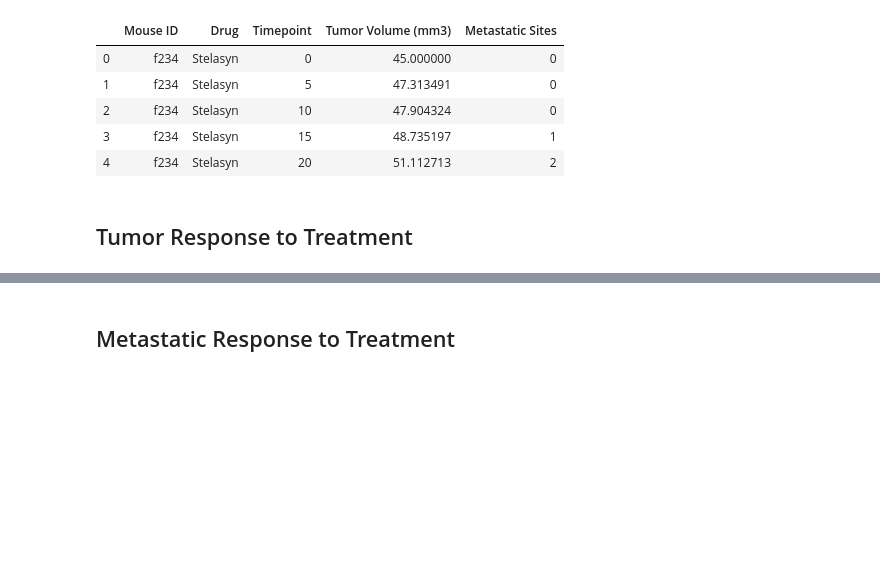
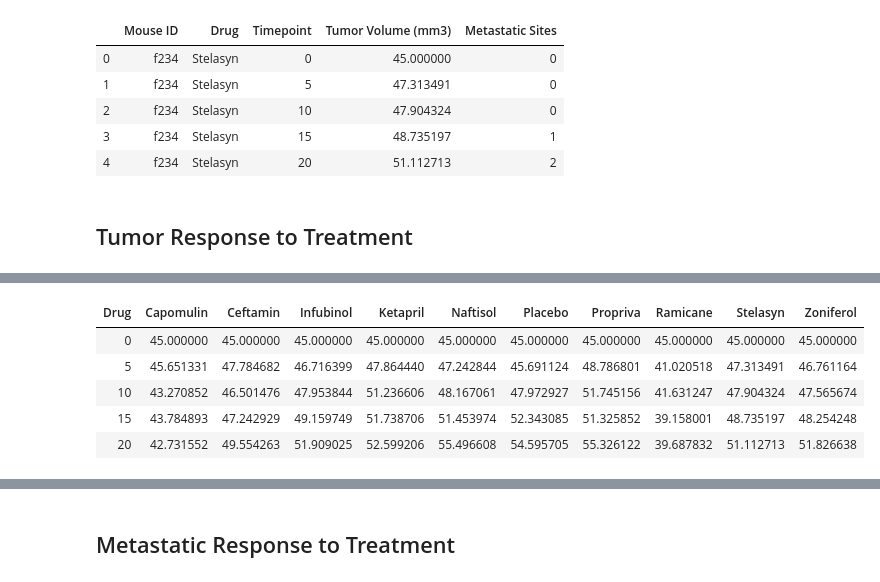
Before and after one commit to TrevorLovesMommy/matplotlib-challenge, a Jupyter notebook: Pymaceuticals/02-Homework_05-Matplotlib_Instructions_Pymaceuticals_pymaceuticals_starter.ipynb, the cells around one changed output, grey strips where cells are left out. Saved outputs shown, nothing was run; the diff lists cells and outputs as text; code cells hidden in the pictures; blank space fills up the shorter version.

```diff
--- a/Pymaceuticals/02-Homework_05-Matplotlib_Instructions_Pymaceuticals_pymaceuticals_starter.ipynb
+++ b/Pymaceuticals/02-Homework_05-Matplotlib_Instructions_Pymaceuticals_pymaceuticals_starter.ipynb
@@ -96,3 +91,29 @@ sem_pd
+# %%
+# Minor Data Munging to Re-Format the Data Frames
+
+merge_df.head()
+merge_df.columns
+drug_group1_df = merge_df[["Timepoint", "Drug", "Tumor Volume (mm3)"]]
+
+#transpose dataframe turing values in a row into column
+#code from stack overflow
+#https://stackoverflow.com/questions/49135606/transpose-only-one-level-of-a-pandas-multiindex-dataframe
+drug_group1_df=(drug_group1_df.groupby(['Timepoint', 'Drug'])['Tumor Volume (mm3)']
+                .first()
+                .unstack(fill_value='')
+                .rename_axis(None))
+
+
+
+# Preview that Reformatting worked
+drug_group1_df.head()
+# %% [output]
+| Drug | Capomulin | Ceftamin | Infubinol | Ketapril | Naftisol | Placebo | Propriva | Ramicane | Stelasyn | Zoniferol |
+| 0 | 45.000000 | 45.000000 | 45.000000 | 45.000000 | 45.000000 | 45.000000 | 45.000000 | 45.000000 | 45.000000 | 45.000000 |
+| 5 | 45.651331 | 47.784682 | 46.716399 | 47.864440 | 47.242844 | 45.691124 | 48.786801 | 41.020518 | 47.313491 | 46.761164 |
+| 10 | 43.270852 | 46.501476 | 47.953844 | 51.236606 | 48.167061 | 47.972927 | 51.745156 | 41.631247 | 47.904324 | 47.565674 |
+| 15 | 43.784893 | 47.242929 | 49.159749 | 51.738706 | 51.453974 | 52.343085 | 51.325852 | 39.158001 | 48.735197 | 48.254248 |
+| 20 | 42.731552 | 49.554263 | 51.909025 | 52.599206 | 55.496608 | 54.595705 | 55.326122 | 39.687832 | 51.112713 | 51.826638 |
 # %%
 # Generate the Plot (with Error Bars)
 
```
Also changed, not shown: parts of 13 cells of this notebook, 1 other file.
